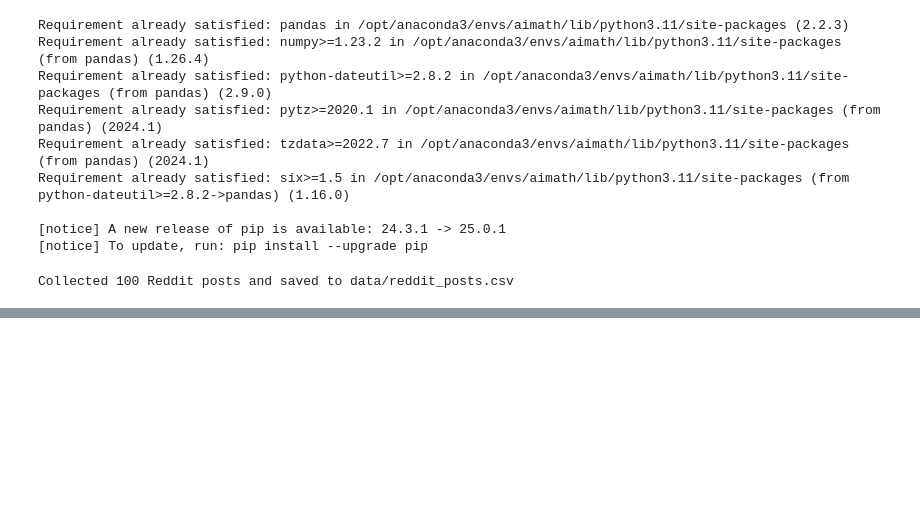
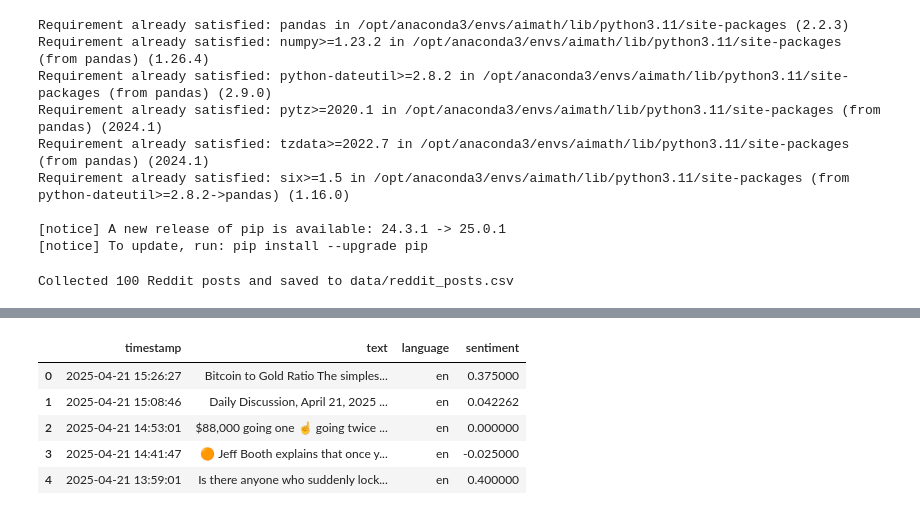
Before and after one commit to gaoyue49/bitcoin_price_prediction_2023106041_YUE-GAO, a Jupyter notebook: notebooks/collect_data.ipynb, the cells around one changed output, grey strips where cells are left out. Cells and saved outputs as stored; diff of their text form; code cells hidden in the pictures; blank space fills up the shorter version.

Commit message:
Add sentiment analysis for Twitter, Reddit, and NewsAPI data, update README.md

```diff
--- a/notebooks/collect_data.ipynb
+++ b/notebooks/collect_data.ipynb
@@ -218,0 +395,10 @@ Over the past months, Bitcoin [BTC] has experienced extreme …",en
+# %%
+reddit_sentiment_data = pd.read_csv("../data/reddit_posts_with_sentiment.csv")
+display(reddit_sentiment_data.head(5))
+# %% [output]
+|  | timestamp | text | language | sentiment |
+| 0 | 2025-04-21 15:26:27 | Bitcoin to Gold Ratio The simples... | en | 0.375000 |
+| 1 | 2025-04-21 15:08:46 | Daily Discussion, April 21, 2025 ... | en | 0.042262 |
+| 2 | 2025-04-21 14:53:01 | $88,000 going one ☝️ going twice ... | en | 0.000000 |
+| 3 | 2025-04-21 14:41:47 | 🟠 Jeff Booth explains that once y... | en | -0.025000 |
+| 4 | 2025-04-21 13:59:01 | Is there anyone who suddenly lock... | en | 0.400000 |
```
Also changed, not shown: parts of 20 cells of this notebook, 4 other files.
